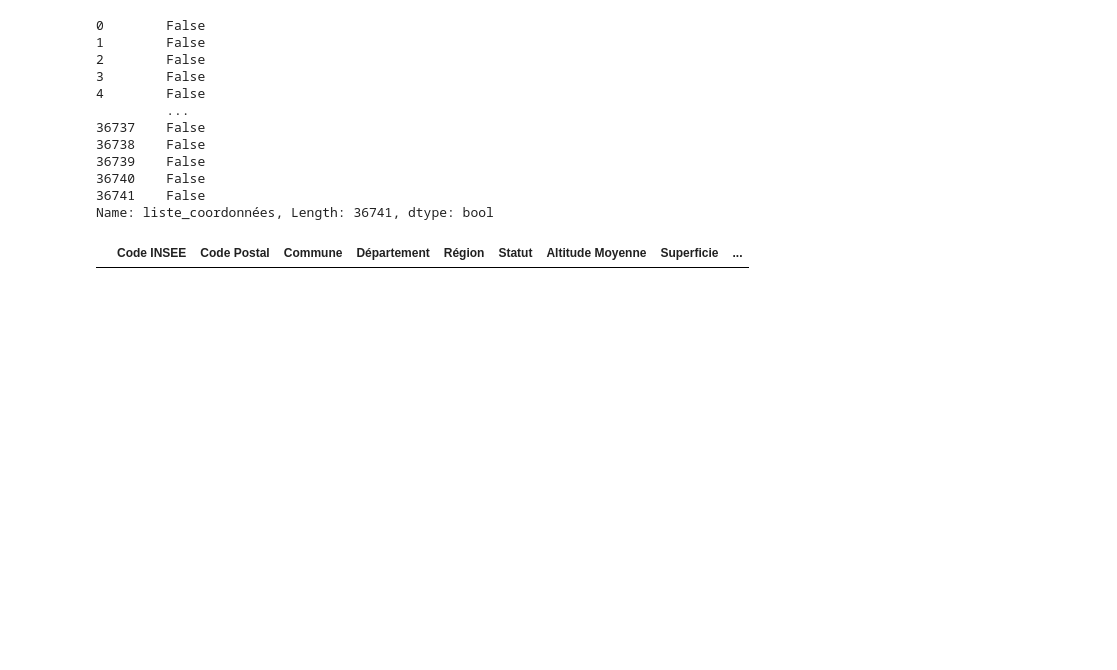
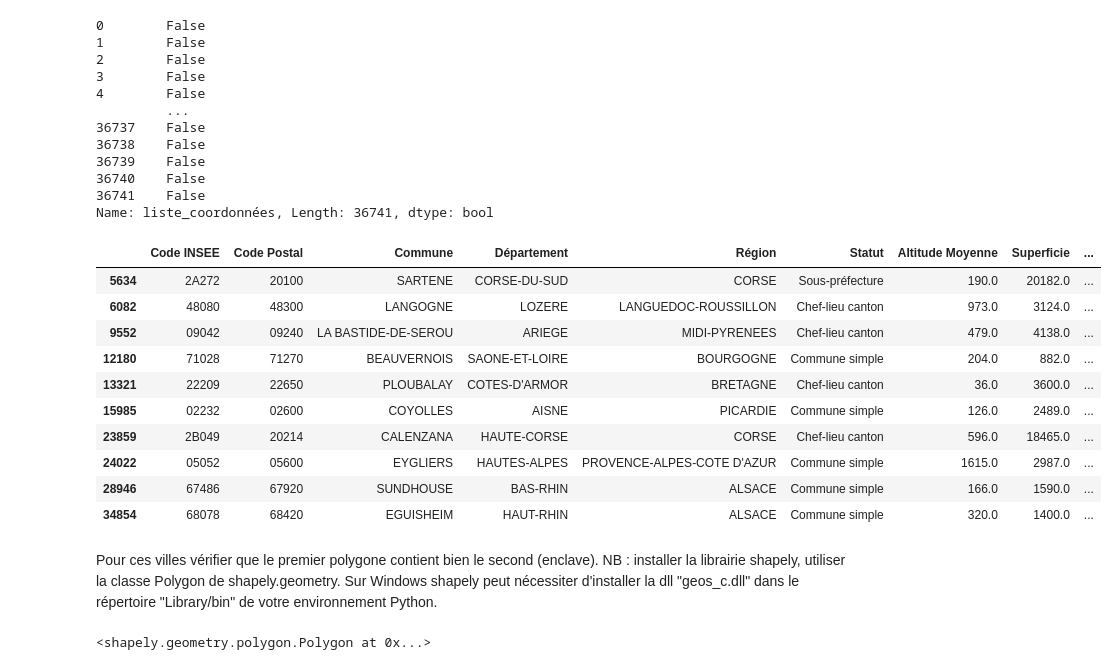
Before and after one commit to karen-hubert/MDI721, a Jupyter notebook: Session2/Introduction Pandas_Numpy/Exercices maison/Projet_maison2.ipynb, the cells around one changed output. Saved outputs shown, nothing was run; the diff lists cells and outputs as text; code cells hidden in the pictures; blank space fills up the shorter version.

```diff
--- a/Session2/Introduction Pandas_Numpy/Exercices maison/Projet_maison2.ipynb
+++ b/Session2/Introduction Pandas_Numpy/Exercices maison/Projet_maison2.ipynb
@@ -68,6 +72,7 @@ shapes = {}
 longueur = {}
 tab_longueur = []
 type_polygone = []
+tab_coordonnees = []
 
 for item in liste_base:
     for cle, valeur in item.items():
@@ -78,13 +83,13 @@ for item in liste_base:
                 shapes[valeur] = shapes[valeur] + 1
             type_polygone.append(valeur)
         else: #i.e. si la clé = "coordinates"
-
-            if (len(valeur[0])) not in longueur:
-                longueur[len(valeur[0])] = 1
+            cpt = len(valeur)
+            if (cpt) not in longueur:
+                longueur[cpt] = 1
             else:
-                longueur[len(valeur[0])] = longueur[len(valeur[0])] + 1
-            tab_longueur.append(len(valeur[0])) # récupère tous les longueurs
-
+                longueur[cpt] = longueur[cpt] + 1
+            tab_longueur.append(cpt) # récupère tous les longueurs
+            tab_coordonnees.append(valeur)
 
 
 print(shapes)
@@ -123,6 +112,7 @@ sorted(longueur.items(), key = getKey)
 geo_modif = geo
 geo_modif.insert(11,"liste_coordonnées",tab_longueur)
 geo_modif.insert(11,"Type",type_polygone)
+geo_modif.insert(12,"Coordonnées",tab_coordonnees)
 geo_modif
 # %% [output]
 |  | Code INSEE | Code Postal | Commune | Département | Région | Statut | Altitude Moyenne | Superficie | ... |
@@ -206,8 +197,21 @@ geo_modif['liste_coordonnées']==2
 36740    False
 36741    False
 Name: liste_coordonnées, Length: 36741, dtype: bool
-# %%
-masque = (geo_modif['liste_coordonnées'] ==2)
-geo_modif.loc[masque]
-# %% [output]
-|  | Code INSEE | Code Postal | Commune | Département | Région | Statut | Altitude Moyenne | Superficie | ... |
+# %%
+# s est la série de commune définie comme polygone et dont la longueur des coordonnées= 2
+s = geo_modif.loc[(geo_modif['liste_coordonnées'] ==2) & (geo_modif['Type']=='Polygon'),:]
+s
+# %% [output]
+|  | Code INSEE | Code Postal | Commune | Département | Région | Statut | Altitude Moyenne | Superficie | ... |
+| 5634 | 2A272 | 20100 | SARTENE | CORSE-DU-SUD | CORSE | Sous-préfecture | 190.0 | 20182.0 | ... |
+| 6082 | 48080 | 48300 | LANGOGNE | LOZERE | LANGUEDOC-ROUSSILLON | Chef-lieu canton | 973.0 | 3124.0 | ... |
+| 9552 | 09042 | 09240 | LA BASTIDE-DE-SEROU | ARIEGE | MIDI-PYRENEES | Chef-lieu canton | 479.0 | 4138.0 | ... |
+| 12180 | 71028 | 71270 | BEAUVERNOIS | SAONE-ET-LOIRE | BOURGOGNE | Commune simple | 204.0 | 882.0 | ... |
+| 13321 | 22209 | 22650 | PLOUBALAY | COTES-D'ARMOR | BRETAGNE | Chef-lieu canton | 36.0 | 3600.0 | ... |
+| 15985 | 02232 | 02600 | COYOLLES | AISNE | PICARDIE | Commune simple | 126.0 | 2489.0 | ... |
+| 23859 | 2B049 | 20214 | CALENZANA | HAUTE-CORSE | CORSE | Chef-lieu canton | 596.0 | 18465.0 | ... |
+| 24022 | 05052 | 05600 | EYGLIERS | HAUTES-ALPES | PROVENCE-ALPES-COTE D'AZUR | Commune simple | 1615.0 | 2987.0 | ... |
+| 28946 | 67486 | 67920 | SUNDHOUSE | BAS-RHIN | ALSACE | Commune simple | 166.0 | 1590.0 | ... |
+| 34854 | 68078 | 68420 | EGUISHEIM | HAUT-RHIN | ALSACE | Commune simple | 320.0 | 1400.0 | ... |
+# %% [markdown]
+Pour ces villes vérifier que le premier polygone contient bien le second (enclave). NB : installer la librairie shapely, utiliser la classe Polygon de shapely.geometry. Sur Windows shapely peut nécessiter d'installer la dll "geos_c.dll" dans le répertoire "Library/bin" de votre environnement Python.
@@ -213,0 +220,9 @@ geo_modif.loc[masque]
+# %%
+#exemple de tracage du d'un polygone
+from shapely.geometry import shape
+
+form = shape(json.loads('{"type": "Polygon", "coordinates": [[[0.671852008023359, 43.268343740258835], [0.658909106290094, 43.26408629331833], [0.650936412043327, 43.26784594351563], [0.631954762438815, 43.267341506214635], [0.614599943106533, 43.27783114666891], [0.615325237745429, 43.28054704401019], [0.618933377058037, 43.290418241139854], [0.632703603053863, 43.29290769140922], [0.635725394813344, 43.29913861652718], [0.606810974957096, 43.31088599158548], [0.611653374530417, 43.315673021192005], [0.64425277303335, 43.312392395723855], [0.656250024142831, 43.317414027217886], [0.686254891306201, 43.30042113215234], [0.679800800221225, 43.285046628685656], [0.690880497530084, 43.27968634836884], [0.671852008023359, 43.268343740258835]]]}'
+                ))
+form
+# %% [output]
+<shapely.geometry.polygon.Polygon at 0x...>
```
Also changed, not shown: parts of 13 cells of this notebook, 1 other file.
